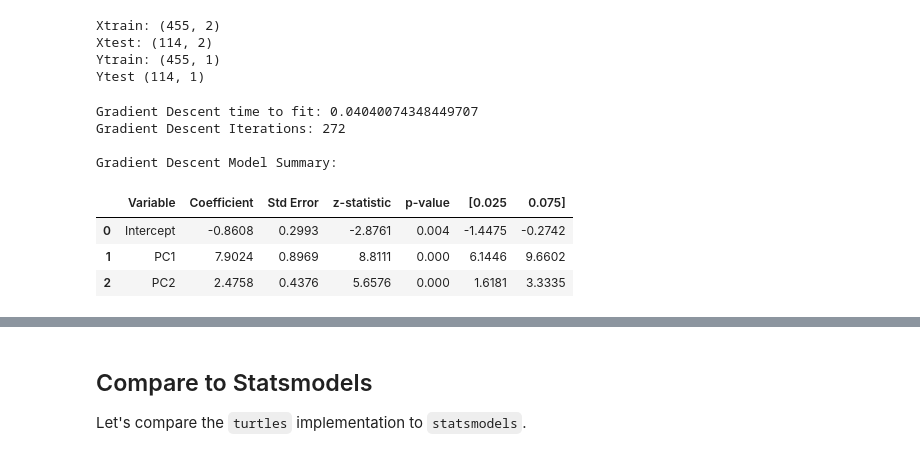
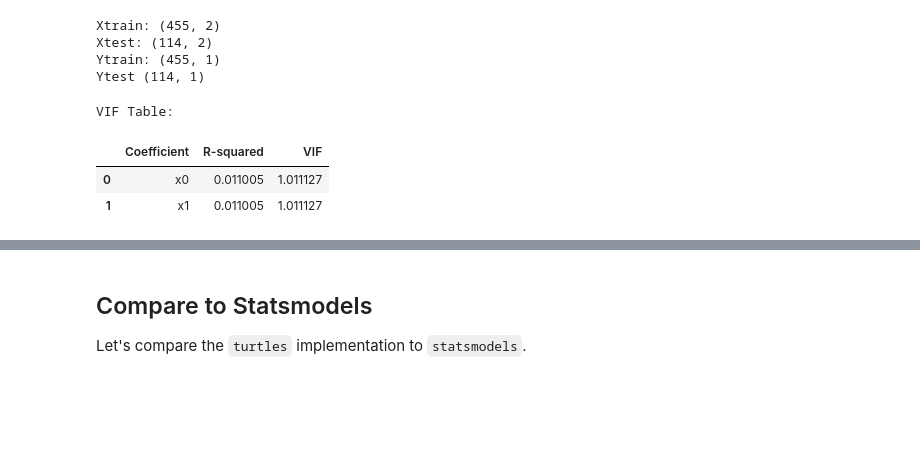
Before and after one commit to adammotzel/pyglms, a Jupyter notebook: examples/logreg_example.ipynb, the cells around one changed output, grey strips where cells are left out. Cells and saved outputs as stored; diff of their text form; code cells hidden in the pictures; blank space fills up the shorter version.

```diff
--- a/examples/logreg_example.ipynb
+++ b/examples/logreg_example.ipynb
@@ -101,20 +93,13 @@ g_model = LogReg(
-# %%
-start = time.time()
-g_model.fit(Xtrain, Ytrain, var_names=["PC1", "PC2"])
-print("Gradient Descent time to fit:", time.time() - start)
-print("Gradient Descent Iterations:", g_model.iterations)
-print()
-print("Gradient Descent Model Summary:\n")
-display(g_model.summary())
-# %% [output]
-Gradient Descent time to fit: 0.04040074348449707
-Gradient Descent Iterations: 272
-
-Gradient Descent Model Summary:
-|  | Variable | Coefficient | Std Error | z-statistic | p-value | [0.025 | 0.075] |
-| 0 | Intercept | -0.8608 | 0.2993 | -2.8761 | 0.004 | -1.4475 | -0.2742 |
-| 1 | PC1 | 7.9024 | 0.8969 | 8.8111 | 0.000 | 6.1446 | 9.6602 |
-| 2 | PC2 | 2.4758 | 0.4376 | 5.6576 | 0.000 | 1.6181 | 3.3335 |
+# %%
+# check for multicollinearity again
+vifs = variance_inflation_factor(Xtrain)
+print("VIF Table:")
+display(vifs)
+# %% [output]
+VIF Table:
+|  | Coefficient | R-squared | VIF |
+| 0 | x0 | 0.011005 | 1.011127 |
+| 1 | x1 | 0.011005 | 1.011127 |
 # %%
 # fit model using newtons method
 # tune hyperparameters as needed
```
Also changed, not shown: parts of 7 cells of this notebook, 5 other files.
